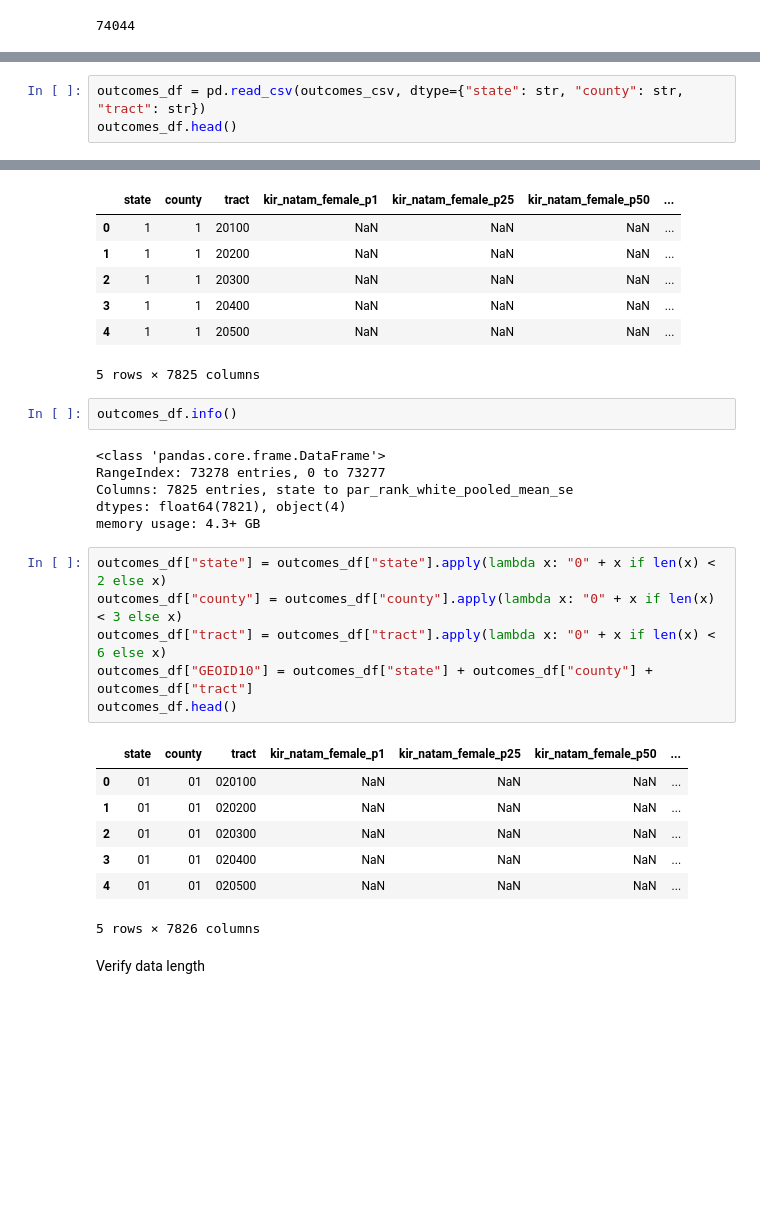
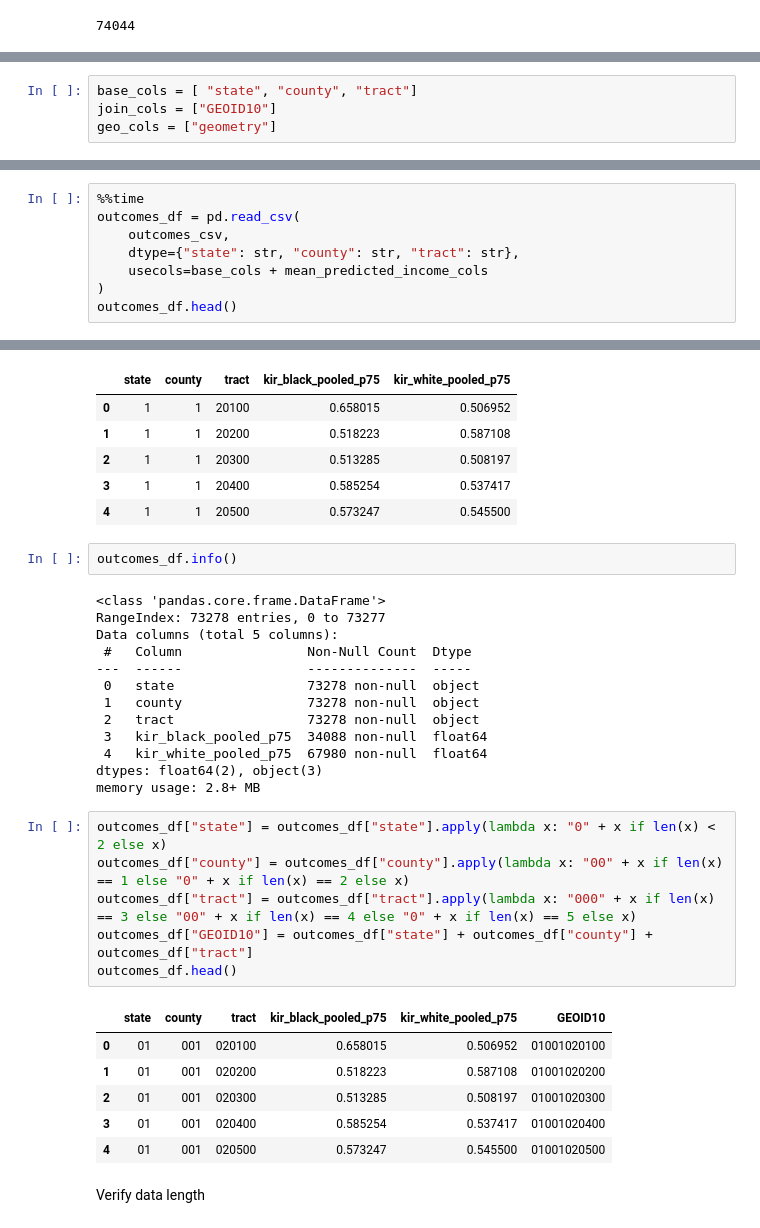
Before and after one commit to the-pudding/outliers-data, a Jupyter notebook: notebooks/opportunity-insights-etl.ipynb, the cells around one changed output, grey strips where cells are left out. Cells and saved outputs as stored; diff of their text form; blank space fills up the shorter version.

```diff
--- a/notebooks/opportunity-insights-etl.ipynb
+++ b/notebooks/opportunity-insights-etl.ipynb
@@ -166,0 +223,4 @@ len(neighborhood_df)
+# %%
+base_cols = [ "state", "county", "tract"]
+join_cols = ["GEOID10"]
+geo_cols = ["geometry"]
@@ -167,4 +235,9 @@ len(neighborhood_df)
 # %%
-outcomes_df = pd.read_csv(outcomes_csv, dtype={"state": str, "county": str, "tract": str})
+%%time
+outcomes_df = pd.read_csv(
+    outcomes_csv,
+    dtype={"state": str, "county": str, "tract": str},
+    usecols=base_cols + mean_predicted_income_cols
+)
 outcomes_df.head()
 # %% [output]
@@ -171,32 +246,37 @@ outcomes_df.head()
-|  | state | county | tract | kir_natam_female_p1 | kir_natam_female_p25 | kir_natam_female_p50 | ... |
-| 0 | 1 | 1 | 20100 | NaN | NaN | NaN | ... |
-| 1 | 1 | 1 | 20200 | NaN | NaN | NaN | ... |
-| 2 | 1 | 1 | 20300 | NaN | NaN | NaN | ... |
-| 3 | 1 | 1 | 20400 | NaN | NaN | NaN | ... |
-| 4 | 1 | 1 | 20500 | NaN | NaN | NaN | ... |
+|  | state | county | tract | kir_black_pooled_p75 | kir_white_pooled_p75 |
+| 0 | 1 | 1 | 20100 | 0.658015 | 0.506952 |
+| 1 | 1 | 1 | 20200 | 0.518223 | 0.587108 |
+| 2 | 1 | 1 | 20300 | 0.513285 | 0.508197 |
+| 3 | 1 | 1 | 20400 | 0.585254 | 0.537417 |
+| 4 | 1 | 1 | 20500 | 0.573247 | 0.545500 |
-5 rows × 7825 columns
 # %%
 outcomes_df.info()
 # %% [output]
 <class 'pandas.core.frame.DataFrame'>
 RangeIndex: 73278 entries, 0 to 73277
-Columns: 7825 entries, state to par_rank_white_pooled_mean_se
-dtypes: float64(7821), object(4)
-memory usage: 4.3+ GB
+Data columns (total 5 columns):
+ #   Column                Non-Null Count  Dtype
+---  ------                --------------  -----
+ 0   state                 73278 non-null  object
+ 1   county                73278 non-null  object
+ 2   tract                 73278 non-null  object
+ 3   kir_black_pooled_p75  34088 non-null  float64
+ 4   kir_white_pooled_p75  67980 non-null  float64
+dtypes: float64(2), object(3)
+memory usage: 2.8+ MB
 # %%
 outcomes_df["state"] = outcomes_df["state"].apply(lambda x: "0" + x if len(x) < 2 else x)
-outcomes_df["county"] = outcomes_df["county"].apply(lambda x: "0" + x if len(x) < 3 else x)
-outcomes_df["tract"] = outcomes_df["tract"].apply(lambda x: "0" + x if len(x) < 6 else x)
+outcomes_df["county"] = outcomes_df["county"].apply(lambda x: "00" + x if len(x) == 1 else "0" + x if len(x) == 2 else x)
+outcomes_df["tract"] = outcomes_df["tract"].apply(lambda x: "000" + x if len(x) == 3 else "00" + x if len(x) == 4 else "0" + x if len(x) == 5 else x)
 outcomes_df["GEOID10"] = outcomes_df["state"] + outcomes_df["county"] + outcomes_df["tract"]
 outcomes_df.head()
 # %% [output]
-|  | state | county | tract | kir_natam_female_p1 | kir_natam_female_p25 | kir_natam_female_p50 | ... |
-| 0 | 01 | 01 | 020100 | NaN | NaN | NaN | ... |
-| 1 | 01 | 01 | 020200 | NaN | NaN | NaN | ... |
-| 2 | 01 | 01 | 020300 | NaN | NaN | NaN | ... |
-| 3 | 01 | 01 | 020400 | NaN | NaN | NaN | ... |
-| 4 | 01 | 01 | 020500 | NaN | NaN | NaN | ... |
+|  | state | county | tract | kir_black_pooled_p75 | kir_white_pooled_p75 | GEOID10 |
+| 0 | 01 | 001 | 020100 | 0.658015 | 0.506952 | 01001020100 |
+| 1 | 01 | 001 | 020200 | 0.518223 | 0.587108 | 01001020200 |
+| 2 | 01 | 001 | 020300 | 0.513285 | 0.508197 | 01001020300 |
+| 3 | 01 | 001 | 020400 | 0.585254 | 0.537417 | 01001020400 |
+| 4 | 01 | 001 | 020500 | 0.573247 | 0.545500 | 01001020500 |
-5 rows × 7826 columns
 # %% [markdown]
 Verify data length
 # %%
```
Also changed, not shown: parts of 44 cells of this notebook.
